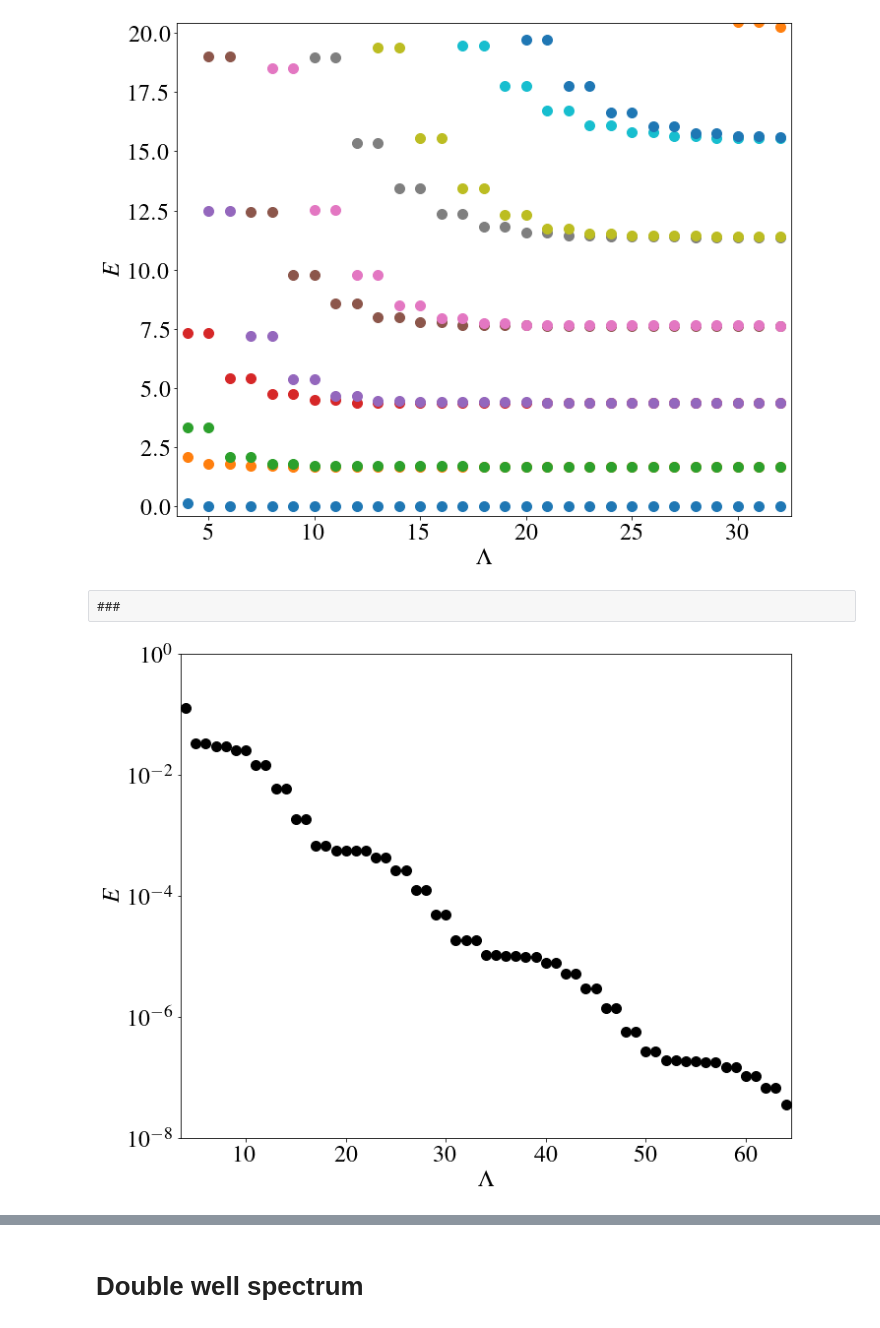
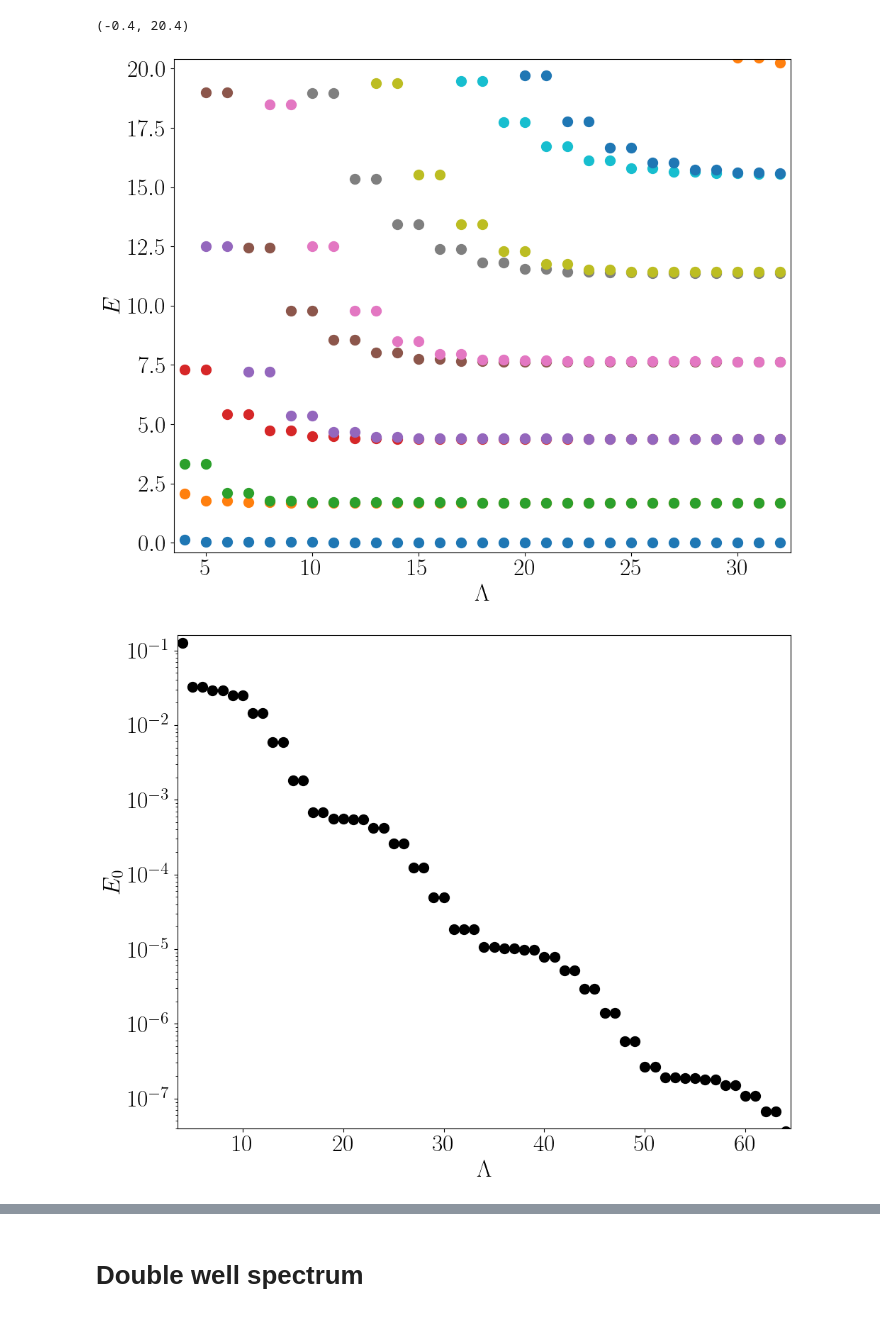
Before and after one commit to chrisculver/SUSY_QuantumComputing, a Jupyter notebook: tutorials/SpectraVSCutoff.ipynb, the cells around one changed output, grey strips where cells are left out. Drawn from its saved outputs; the diff is of its cells as text; code cells hidden in the pictures.

```diff
--- a/tutorials/SpectraVSCutoff.ipynb
+++ b/tutorials/SpectraVSCutoff.ipynb
@@ -15,11 +15,10 @@ def plot_data(eigs,offset=0):
     y=[[d for d in eig] for eig in eigs]
     return (x,y)
 
-def plot_data_by_level(eigs,offset=0):
+def plot_data_by_level(eigs,offset=0,nskip=1):
     numLevels = len(eigs[len(eigs)-1])
-
-    x=[[n+4+j*offset for n in range(len(eigs))] for j in range(numLevels)]
-    y=[[eigs[n][i] if i<len(eigs[n]) else -1 for n in range(len(eigs))] for i in range(numLevels)]
+    x=[[n+4+(j%2)*offset for n in range(0,len(eigs),nskip)] for j in range(numLevels)]
+    y=[[eigs[n][i] if i<len(eigs[n]) else -1 for n in range(0,len(eigs),nskip)] for i in range(numLevels)]
     return (x,y)
 # %%
 import pickle
@@ -62,3 +61,5 @@ HOhamEigsLoad=pickle.load(open("DATA/ho_eigs_vs_cutoff.p","rb"))
 import matplotlib
 #matplotlib.use("Agg")
 plt.style.use("paper.mplstyle")
+
+markersize=75
@@ -74,12 +66,21 @@ x, y = ho_plot_data_by_level(HOhamEigsLoad)
 # %%
-for i in range(len(x)):
-    plt.scatter(x[i],y[i])
+
+x, y = plot_data_by_level(HOhamEigsLoad, offset=0.5, nskip=2)
+markers=['o', 's', 'P', 'X', 'D']
+
+#for i in range(len(x)):
+#    plt.scatter(x[i],y[i], marker=markers[i%len(markers)])
+
+plt.scatter(x[0],y[0], color="black", marker='o', s=markersize)
+for i in range(1, len(x)-1, 2):
+    plt.scatter(x[i],y[i], color="black", marker='s', facecolors='none', s=markersize)
+    plt.scatter(x[i+1],y[i+1], color="black", marker='D', s=markersize)
 
 
 plt.xlabel('$\\Lambda$')
 plt.ylabel('$E$')
 
-plt.xlim(3.5,32.5)
+plt.xlim(3.5,32.8)
 plt.ylim(-0.4,20.4)
 plt.savefig('PLOTS/HO_spectra.pdf',bbox_inches='tight')
 # %% [output]
@@ -133,3 +119,20 @@ plt.savefig('PLOTS/HO_spectra.pdf',bbox_inches='tight')
 #    pickle.dump(AHOhamEigs,open("DATA/aho_eigs_vs_cutoff.p","wb"))
 # %%
 AHOhamEigsLoad=pickle.load(open("DATA/aho_eigs_vs_cutoff.p","rb"))
+# %%
+x, y = plot_data_by_level(AHOhamEigsLoad, offset=0.5, nskip=2)
+
+#for i in range(len(x)):
+#    plt.scatter(x[i],y[i], marker=markers[i%len(markers)])
+plt.scatter(x[0],y[0], color="black", marker='o', s=markersize)
+for i in range(1, len(x)-1, 2):
+    plt.scatter(x[i],y[i], color="black", marker='s', facecolors='none', s=markersize)
+    plt.scatter(x[i+1],y[i+1], color="black", marker='D', s=markersize)
+
+
+plt.xlabel('$\\Lambda$')
+plt.ylabel('$E$')
+
+plt.xlim(3.5,32.8)
+plt.ylim(-0.4,20.4)
+plt.savefig('PLOTS/AHO_spectra.pdf',bbox_inches='tight')
@@ -146,24 +151,23 @@ plt.ylabel('$E$')
 plt.xlim(3.5,32.5)
 plt.ylim(-0.4,20.4)
 
-plt.savefig('PLOTS/AHO_spectra.pdf',bbox_inches='tight')
+#plt.savefig('PLOTS/AHO_spectra.pdf',bbox_inches='tight')
 # %% [output]
+(-0.4, 20.4)
-[figure, old version]
+[figure, new version]
-# %% [raw]
-###
 # %%
 x, y = plot_data_by_level(AHOhamEigsLoad)
 
 for i in range(len(x)):
     plt.scatter(x[i],y[i], c='black')
 
 
 plt.xlabel('$\\Lambda$')
-plt.ylabel('$E$')
+plt.ylabel('$E_0$')
 
 plt.xlim(3.5,64.5)
-plt.ylim(1e-8,1e0)
+plt.ylim(0.4*1e-7,1.6*1e-1)
 plt.yscale('log')
 plt.savefig('PLOTS/AHO_spectra_zoom.pdf',bbox_inches='tight')
 # %% [output]
-[figure, old version]
+[figure, new version]
```
Also changed, not shown: parts of 12 cells of this notebook, 11 other files.
